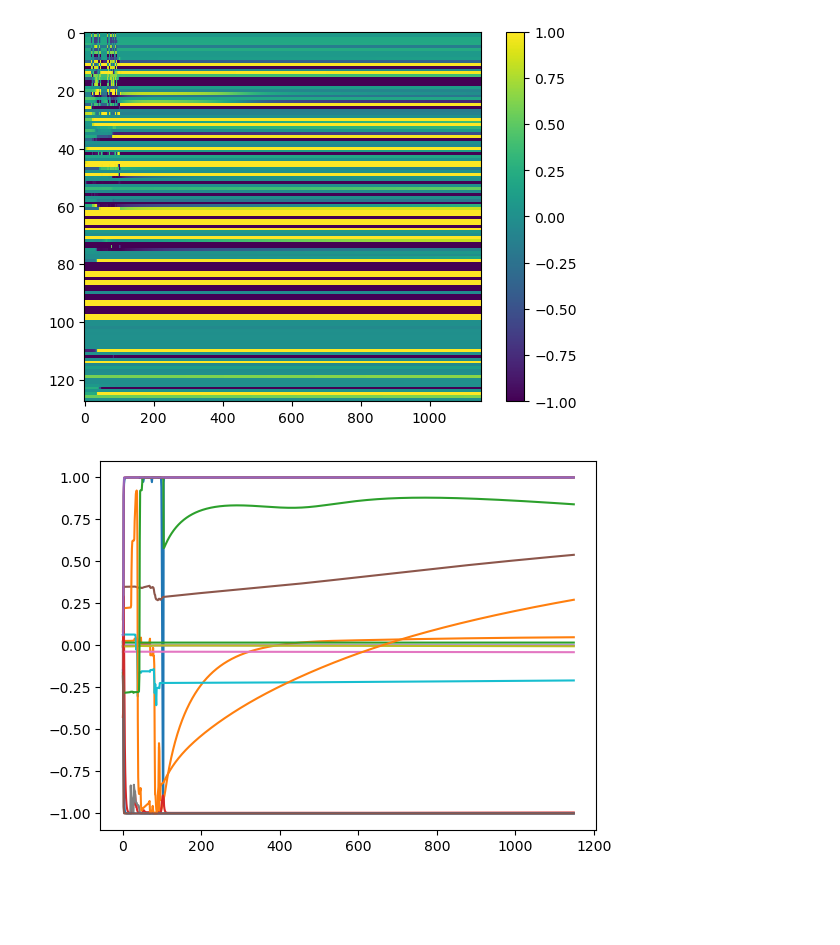
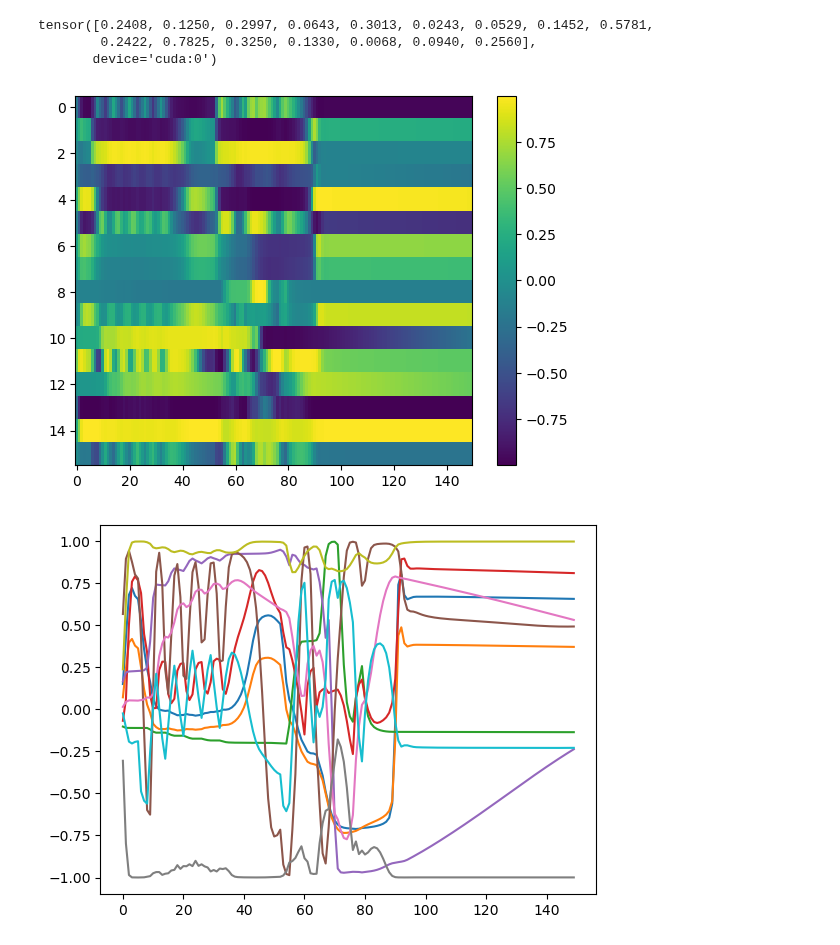
Before and after one commit to gerome-andry/RNN-dynamics, a Jupyter notebook: test.ipynb, the cells around one changed output. Cells and saved outputs as stored; diff of their text form; code cells hidden in the pictures; blank space fills up the shorter version.

```diff
--- a/test.ipynb
+++ b/test.ipynb
@@ -9,7 +9,7 @@ import matplotlib.pyplot as plt
 from tqdm import trange
 
 CONFIG = {
-    'mem_size' : 128,
+    'mem_size' : 16,
     'better_init_GRU': 'BiGRU',
     'device': 'cuda'
 }
@@ -18,7 +18,10 @@ task = FreqDiscr
 
 # run_name = 'eternal-shape-1057_24cvlfzn' #SequenceIngestion
 # run_name = 'giddy-forest-1008_e3g95sfc' #FreqDiscr 2BiGRU
-run_name = 'dutiful-dew-1005_q39f9tkl' #FreqDiscr BiGRU
+# run_name = 'dutiful-dew-1005_q39f9tkl' #FreqDiscr BiGRU
+# run_name = 'gallant-grass-1069_8d6ohr4h' #FreqDiscr GRU 16
+run_name = 'fast-valley-1066_bs7kmjjh' #FreqDiscr 2BiGRU 16
+run_name = 'fast-valley-1066_bs7kmjjh' #FreqDiscr 2BiGRU 16
 # run_name = 'rose-voice-1033_ks8ntymw' #IntervalComparisonTask
 # run_name = 'ancient-armadillo-1025_e8n4nynj' #IntervalProductionTask
 
@@ -61,7 +64,7 @@ with torch.no_grad():
 # %%
 d,l = task.get_batch(1)
 
-delay = 1000
+delay = 0
 with torch.no_grad():
     d = d.cuda()
     d = nn.functional.pad(d,(0,0,0,delay))
@@ -71,12 +74,13 @@ with torch.no_grad():
     FreqDiscr.show_pred(traj.squeeze().cpu(),l[0],d.squeeze().cpu())
     plt.show()
     vec = torch.cat((d[0].T,out_t[0].T),dim=0)
-#     cc = torch.corrcoef(vec)[:,0]
-#     idx = torch.argsort(cc.abs(), descending=True)
+    cc = torch.corrcoef(vec)[:,0]
+    print(vec[1:].var(dim=1))
+    idx = torch.argsort(cc.abs(), descending=True)
     plt.imshow(vec[idx[1:]].cpu(), interpolation='none', aspect='auto')
     plt.colorbar()
     plt.show()
-    for t in vec[idx[50:66]]:
+    for t in vec[idx[-10:]]:
         plt.plot(t.cpu())
     plt.show()
 # %% [output]
@@ -84,5 +88,8 @@ with torch.no_grad():
+tensor([0.2408, 0.1250, 0.2997, 0.0643, 0.3013, 0.0243, 0.0529, 0.1452, 0.5781,
+        0.2422, 0.7825, 0.3250, 0.1330, 0.0068, 0.0940, 0.2560],
+       device='cuda:0')
-[figure, old version]
+[figure, new version]
-[figure, old version]
+[figure, new version]
 # %%
 class LayerNorm(nn.Module):
     def __init__(self, dim, eps = 1e-5):
```
Also changed, not shown: parts of 6 cells of this notebook, 2 other files.
